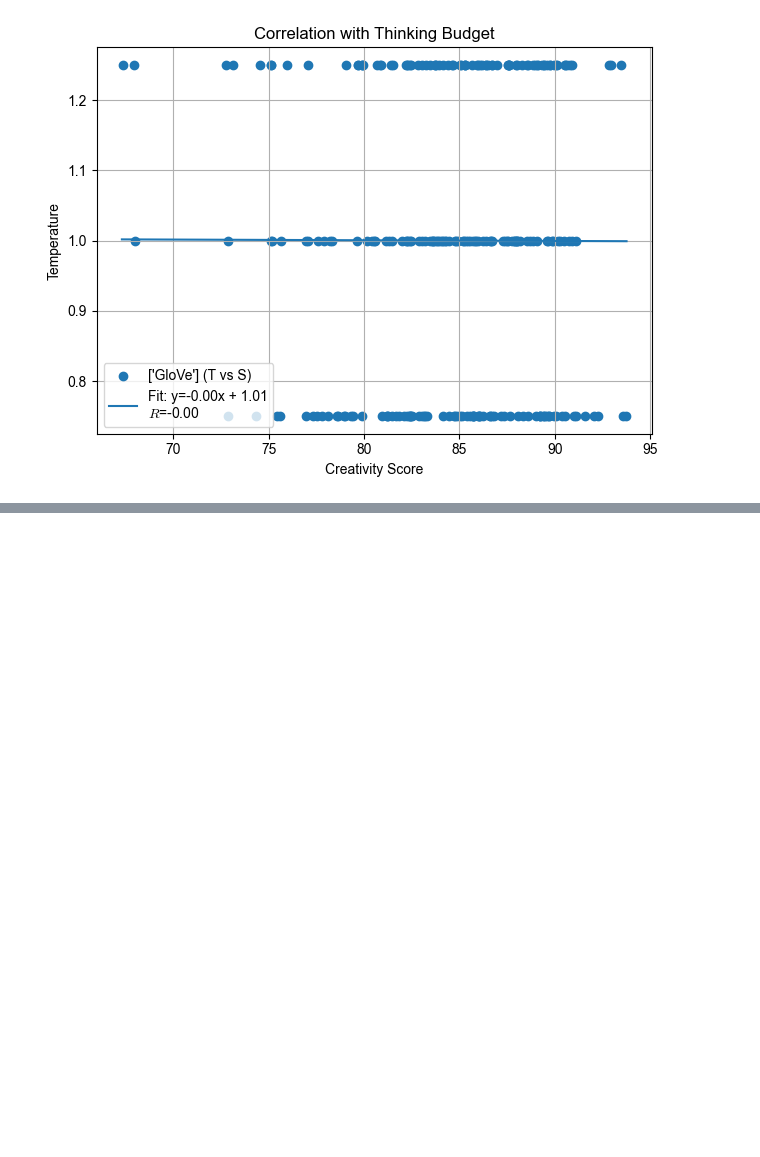
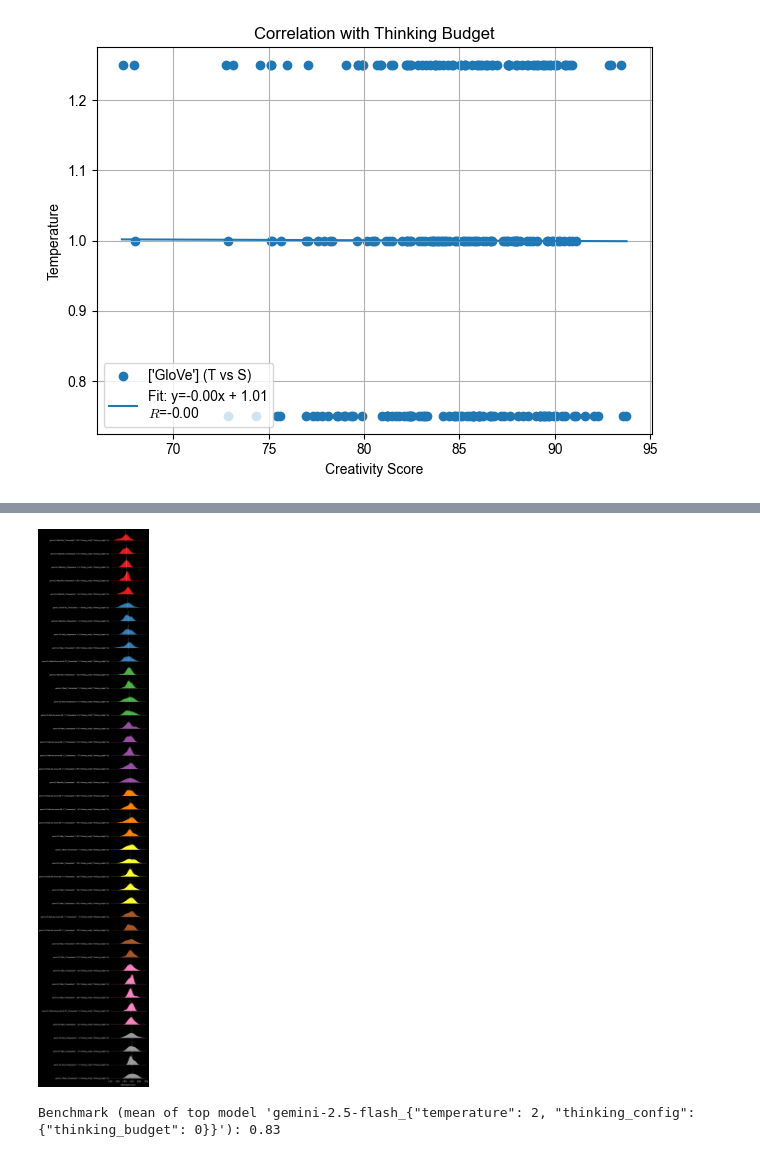
Before and after one commit to theGreen-Coder/MCTB, a Jupyter notebook: example.ipynb, the cells around one changed output, grey strips where cells are left out. Drawn from its saved outputs; the diff is of its cells as text; code cells hidden in the pictures; blank space fills up the shorter version.

```diff
--- a/example.ipynb
+++ b/example.ipynb
@@ -449,0 +607,18 @@ plot_correlation('results/HardDAT_0626155436_4models_3configs_15words_unnormaliz
+# %%
+# ['GloVe', 'BERT_WordEmbeddings_L6', 'BERT_WordEmbeddings_L7']
+
+plot_distribution_results('results/DSI_0714050444_5models_12configs.json',
+    dark_mode=True,
+    embedding_model=['results'],
+    plot_title="",
+    x_axis_title="DAT Creativity Score",
+    show_benchmark=True,
+    ascending=True,
+    x_min=0.78,
+    x_max=0.86,
+    save_file=False,
+    file_name="test.png",
+)
+# %% [output]
+[figure, added]
+Benchmark (mean of top model 'gemini-2.5-flash_{"temperature": 2, "thinking_config": {"thinking_budget": 0}}'): 0.83
```
Also changed, not shown: parts of 13 cells of this notebook, 13 other files.
